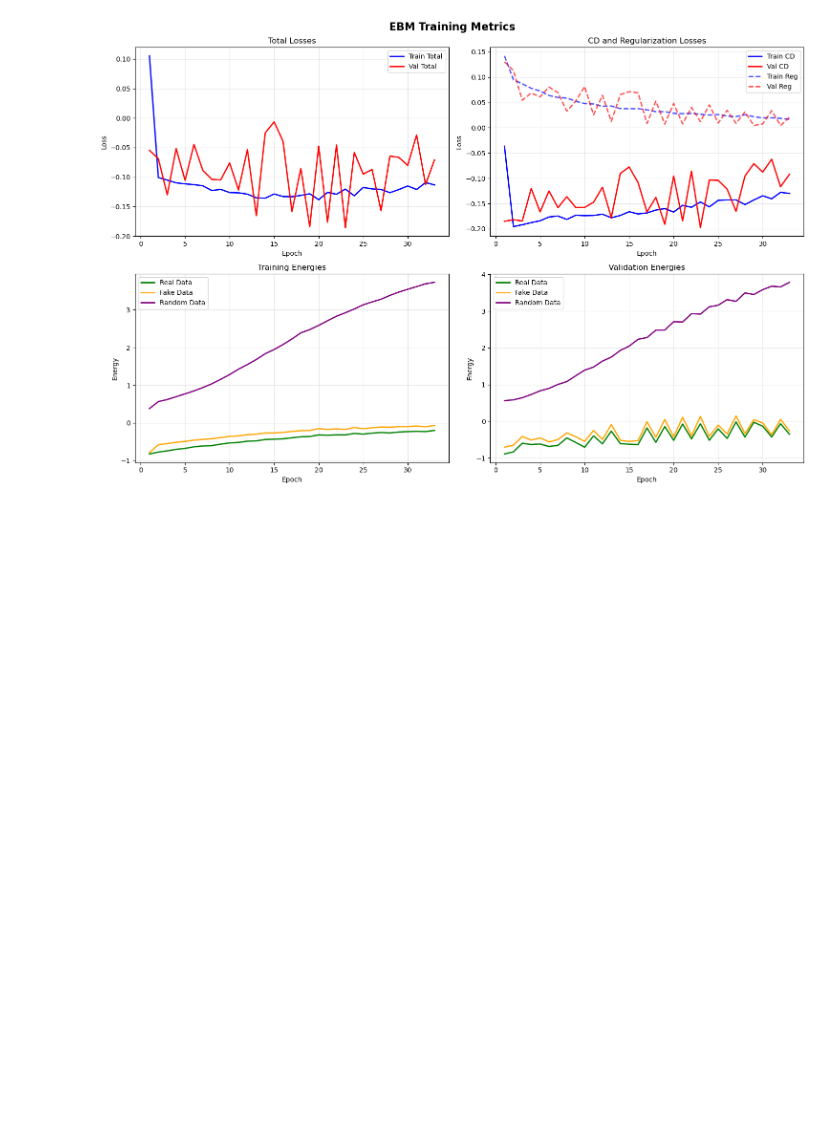
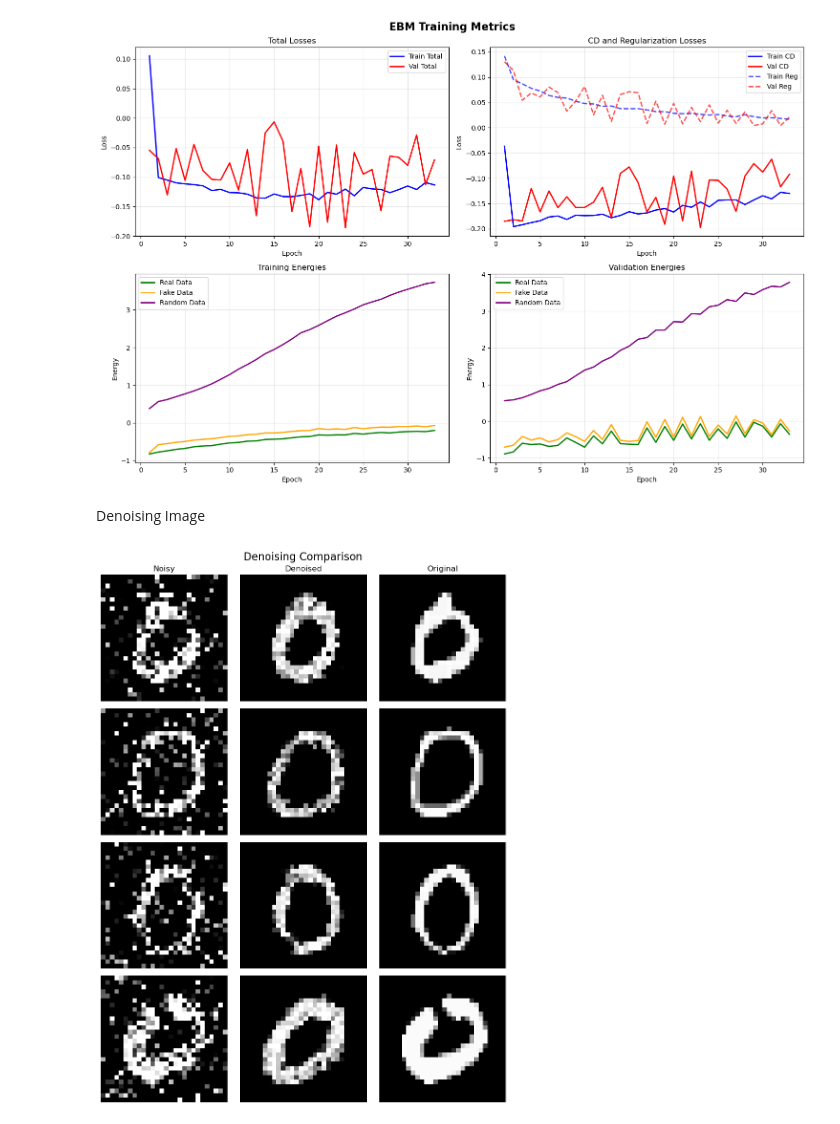
Before and after one commit to Ilan123/study_ml, a Jupyter notebook: generative_ai/src/energy_based_model.ipynb, the cells around one changed output. Drawn from its saved outputs; the diff is of its cells as text; code cells hidden in the pictures; blank space fills up the shorter version.

Commit message:
Add: Image denoising example

```diff
--- a/generative_ai/src/energy_based_model.ipynb
+++ b/generative_ai/src/energy_based_model.ipynb
@@ -196,3 +196,49 @@ plt.tight_layout()
 plt.show()
 # %% [output]
 [figure]
+# %% [markdown]
+Denoising Image
+# %%
+sample = next(iter(test_dataloader))[0][:4,0]
+noisy_sample = sample.clone().to(device)
+noisy_sample.data.add_(torch.randn_like(sample, device=device), alpha=1)
+denoised_sample = perform_langevin_chain(noisy_sample.clone(), model, 100, 10, 5e-3).cpu()
+# %%
+# Side-by-side comparison for each sample
+fig, axes = plt.subplots(4, 3, figsize=(9, 12))
+
+titles = ['Noisy', 'Denoised', 'Original']
+
+for i in range(4):
+    # Noisy
+    img = noisy_sample[i].data.clip(0,1).cpu()
+    if img.ndim == 3 and img.shape[0] == 1:
+        img = img.squeeze(0)
+    axes[i, 0].imshow(img, cmap='gray')
+    axes[i, 0].axis('off')
+    if i == 0:
+        axes[i, 0].set_title(titles[0], fontsize=12)
+
+    # Denoised
+    img = denoised_sample[i].data.clip(0,1)
+    if img.ndim == 3 and img.shape[0] == 1:
+        img = img.squeeze(0)
+    axes[i, 1].imshow(img, cmap='gray')
+    axes[i, 1].axis('off')
+    if i == 0:
+        axes[i, 1].set_title(titles[1], fontsize=12)
+
+    # Original
+    img = sample[i].data.clip(0,1)
+    if img.ndim == 3 and img.shape[0] == 1:
+        img = img.squeeze(0)
+    axes[i, 2].imshow(img, cmap='gray')
+    axes[i, 2].axis('off')
+    if i == 0:
+        axes[i, 2].set_title(titles[2], fontsize=12)
+
+fig.suptitle('Denoising Comparison', fontsize=16)
+plt.tight_layout()
+plt.show()
+# %% [output]
+[figure, added]
```
Also changed, not shown: parts of 1 cell of this notebook.
